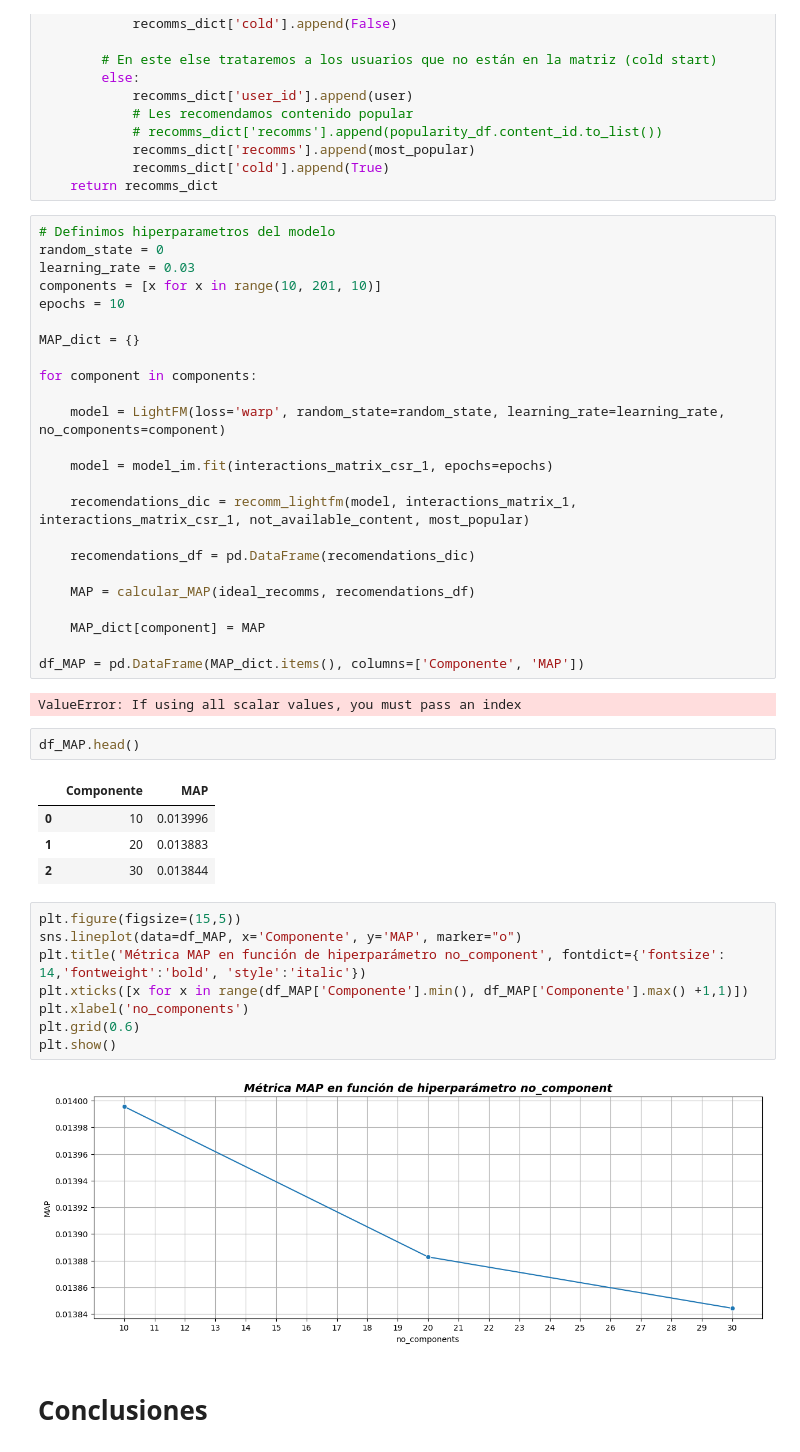
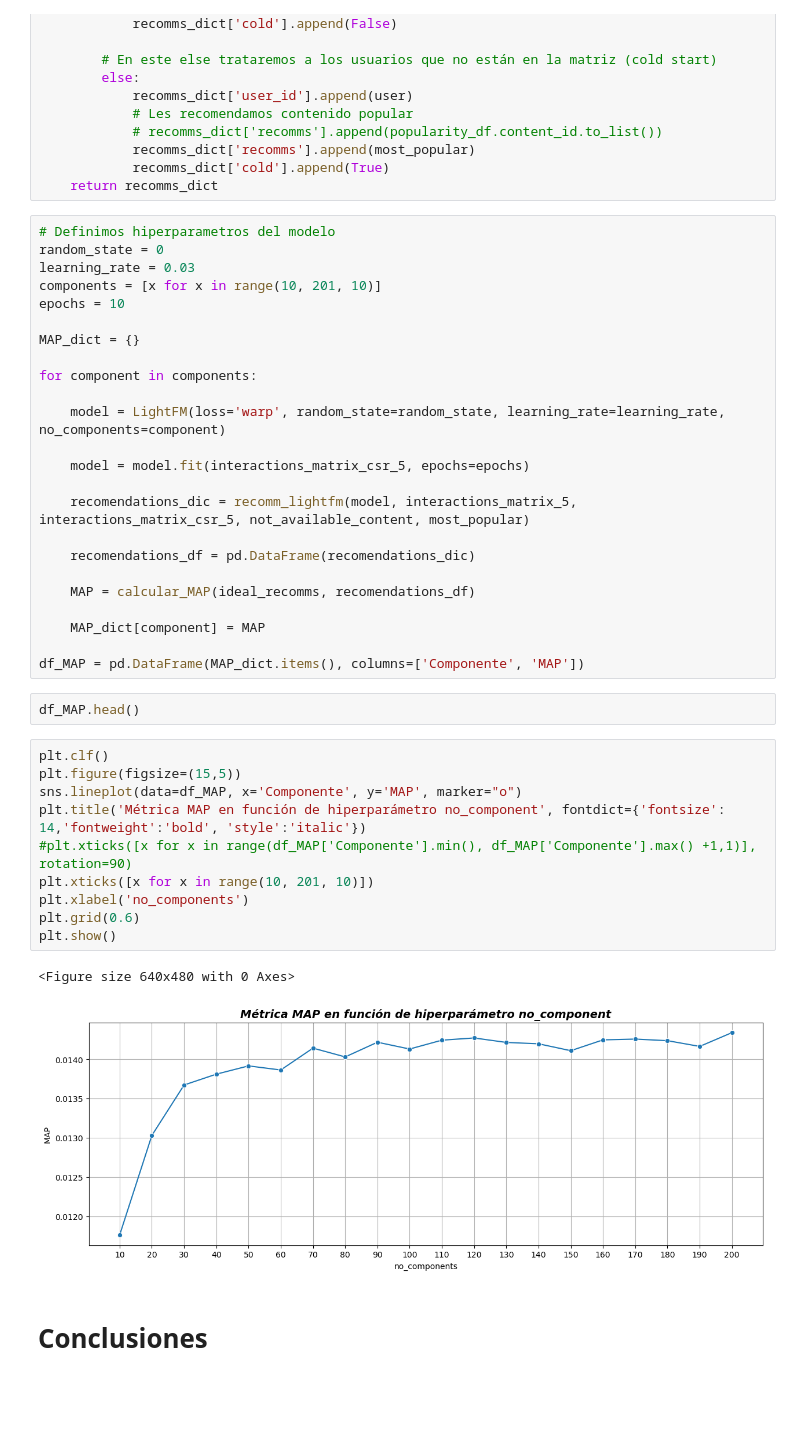
Before and after one commit to ivanjavierparra/Data-Science-Sprint-3, a Jupyter notebook: Entrega_3.ipynb, the cells around one changed output. Cells and saved outputs as stored; diff of their text form; blank space fills up the shorter version.

```diff
--- a/Entrega_3.ipynb
+++ b/Entrega_3.ipynb
@@ -1300,9 +1308,9 @@ for component in components:
 
     model = LightFM(loss='warp', random_state=random_state, learning_rate=learning_rate, no_components=component)
 
-    model = model_im.fit(interactions_matrix_csr_1, epochs=epochs)
+    model = model.fit(interactions_matrix_csr_5, epochs=epochs)
 
-    recomendations_dic = recomm_lightfm(model, interactions_matrix_1, interactions_matrix_csr_1, not_available_content, most_popular)
+    recomendations_dic = recomm_lightfm(model, interactions_matrix_5, interactions_matrix_csr_5, not_available_content, most_popular)
 
     recomendations_df = pd.DataFrame(recomendations_dic)
 
@@ -1311,24 +1319,20 @@ for component in components:
     MAP_dict[component] = MAP
 
 df_MAP = pd.DataFrame(MAP_dict.items(), columns=['Componente', 'MAP'])
-# %% [output]
-ValueError: If using all scalar values, you must pass an index
 # %%
 df_MAP.head()
-# %% [output]
-|  | Componente | MAP |
-| 0 | 10 | 0.013996 |
-| 1 | 20 | 0.013883 |
-| 2 | 30 | 0.013844 |
 # %%
+plt.clf()
 plt.figure(figsize=(15,5))
 sns.lineplot(data=df_MAP, x='Componente', y='MAP', marker="o")
 plt.title('Métrica MAP en función de hiperparámetro no_component', fontdict={'fontsize': 14,'fontweight':'bold', 'style':'italic'})
-plt.xticks([x for x in range(df_MAP['Componente'].min(), df_MAP['Componente'].max() +1,1)])
+#plt.xticks([x for x in range(df_MAP['Componente'].min(), df_MAP['Componente'].max() +1,1)], rotation=90)
+plt.xticks([x for x in range(10, 201, 10)])
 plt.xlabel('no_components')
 plt.grid(0.6)
 plt.show()
 # %% [output]
+<Figure size 640x480 with 0 Axes>
-[figure, old version]
+[figure, new version]
 # %% [markdown]
 # Conclusiones
```
Also changed, not shown: parts of 42 cells of this notebook.
